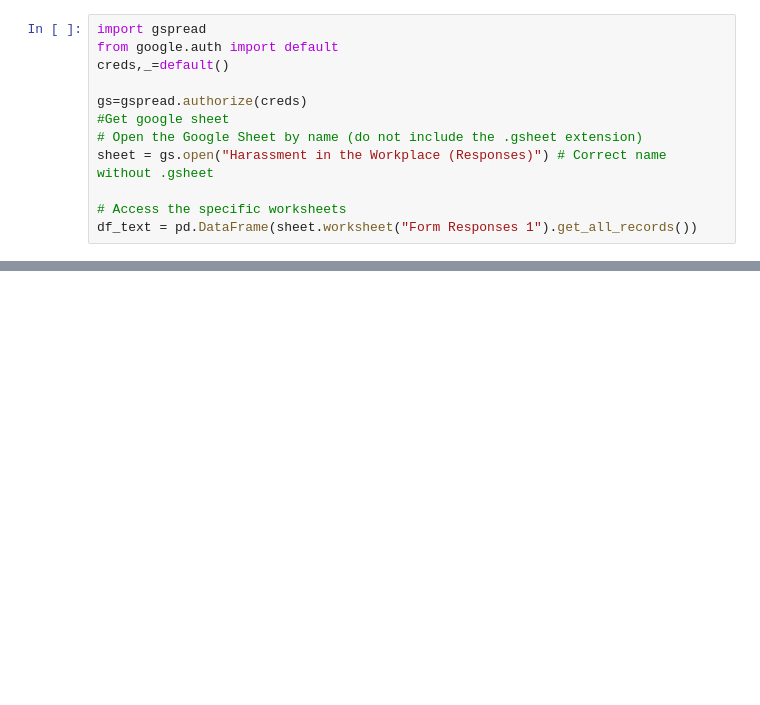
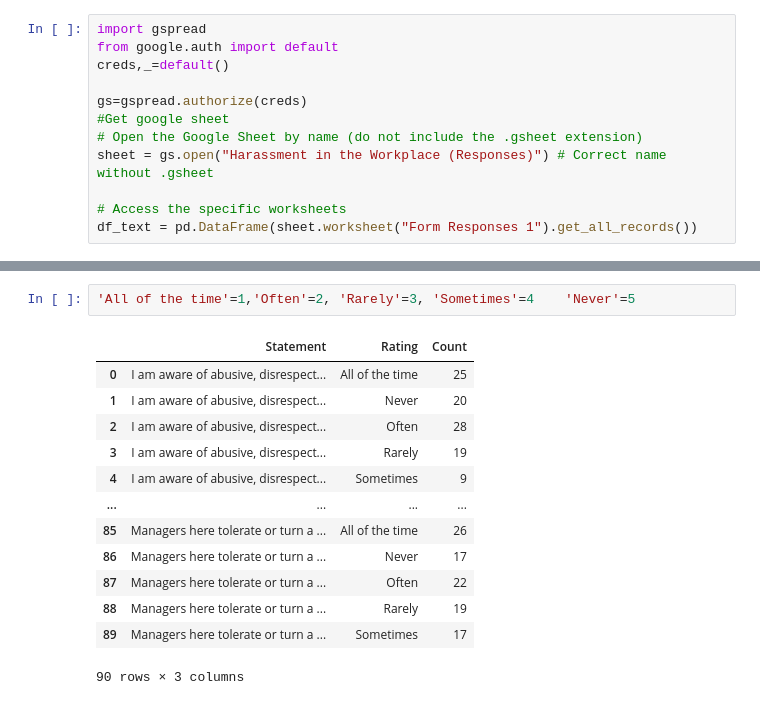
Before and after one commit to abdyraman/harassmentsurvey, a Jupyter notebook: HarassmentSurvey.ipynb, the cells around one changed output, grey strips where cells are left out. Cells and saved outputs as stored; diff of their text form; blank space fills up the shorter version.

```diff
--- a/HarassmentSurvey.ipynb
+++ b/HarassmentSurvey.ipynb
@@ -39,0 +162,16 @@ df_text
+# %%
+'All of the time'=1,'Often'=2, 'Rarely'=3, 'Sometimes'=4	'Never'=5
+# %% [output]
+|  | Statement | Rating | Count |
+| 0 | I am aware of abusive, disrespect... | All of the time | 25 |
+| 1 | I am aware of abusive, disrespect... | Never | 20 |
+| 2 | I am aware of abusive, disrespect... | Often | 28 |
+| 3 | I am aware of abusive, disrespect... | Rarely | 19 |
+| 4 | I am aware of abusive, disrespect... | Sometimes | 9 |
+| ... | ... | ... | ... |
+| 85 | Managers here tolerate or turn a ... | All of the time | 26 |
+| 86 | Managers here tolerate or turn a ... | Never | 17 |
+| 87 | Managers here tolerate or turn a ... | Often | 22 |
+| 88 | Managers here tolerate or turn a ... | Rarely | 19 |
+| 89 | Managers here tolerate or turn a ... | Sometimes | 17 |
+90 rows × 3 columns
```
Also changed, not shown: parts of 8 cells of this notebook.
